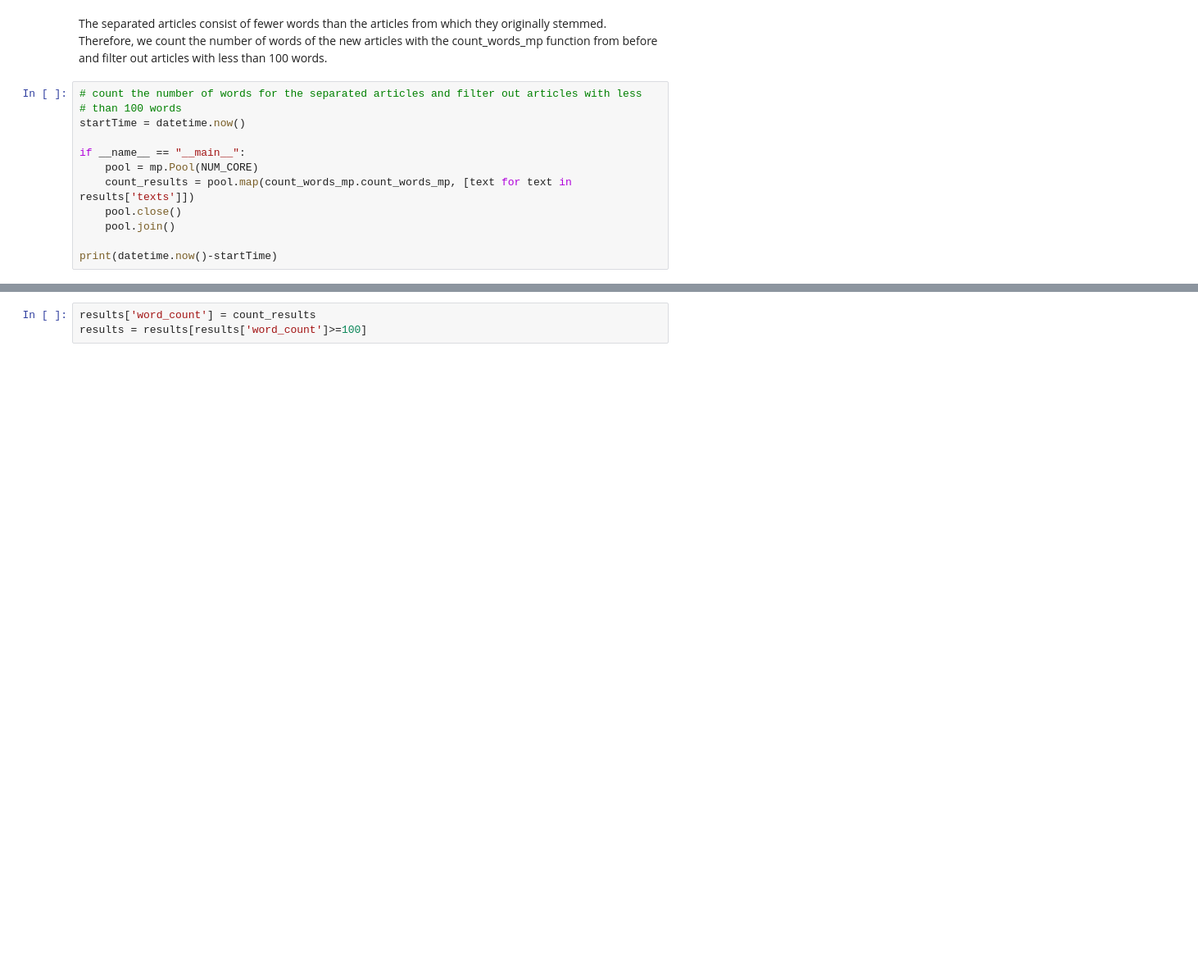
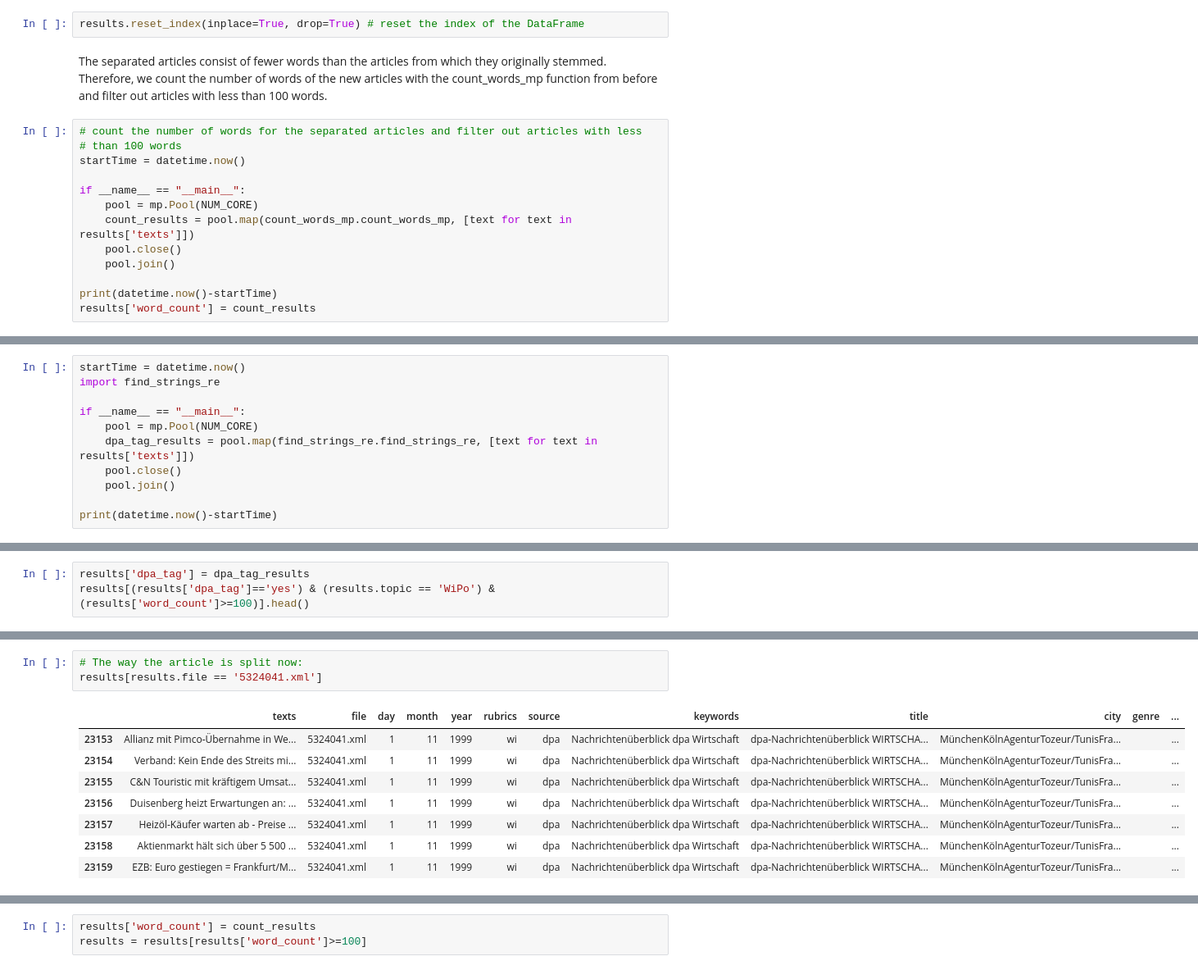
Before and after one commit to MashenkaOkuneva/newspaper_data_processing, a Jupyter notebook: dpa code/Dpa.ipynb, the cells around one changed output, grey strips where cells are left out. Shown at 82% size. Drawn from its saved outputs; the diff is of its cells as text; blank space fills up the shorter version.

Commit message:
Carefully separate articles consisting of multiplie articles.

```diff
--- a/dpa code/Dpa.ipynb
+++ b/dpa code/Dpa.ipynb
@@ -318,3 +369,5 @@ print(len(results))
+# %%
+results.reset_index(inplace=True, drop=True) # reset the index of the DataFrame
 # %% [markdown]
 The separated articles consist of fewer words than the articles from which they originally stemmed. Therefore, we count the number of words of the new articles with the count_words_mp function from before and filter out articles with less than 100 words.
 # %%
@@ -329,4 +382,5 @@ if __name__ == "__main__":
     pool.join()
 
 print(datetime.now()-startTime)
+results['word_count'] = count_results
 # %% [output]
@@ -333,0 +407,11 @@ print(datetime.now()-startTime)
+# %%
+startTime = datetime.now()
+import find_strings_re
+
+if __name__ == "__main__":
+    pool = mp.Pool(NUM_CORE)
+    dpa_tag_results = pool.map(find_strings_re.find_strings_re, [text for text in results['texts']])
+    pool.close()
+    pool.join()
+
+print(datetime.now()-startTime)
@@ -333,0 +422,3 @@ print(datetime.now()-startTime)
+# %%
+results['dpa_tag'] = dpa_tag_results
+results[(results['dpa_tag']=='yes') & (results.topic == 'WiPo') & (results['word_count']>=100)].head()
@@ -333,0 +432,12 @@ print(datetime.now()-startTime)
+# %%
+# The way the article is split now:
+results[results.file == '5324041.xml']
+# %% [output]
+|  | texts | file | day | month | year | rubrics | source | keywords | title | city | genre | ... |
+| 23153 | Allianz mit Pimco-Übernahme in We... | 5324041.xml | 1 | 11 | 1999 | wi | dpa | Nachrichtenüberblick dpa Wirtschaft | dpa-Nachrichtenüberblick WIRTSCHA... | MünchenKölnAgenturTozeur/TunisFra... |  | ... |
+| 23154 | Verband: Kein Ende des Streits mi... | 5324041.xml | 1 | 11 | 1999 | wi | dpa | Nachrichtenüberblick dpa Wirtschaft | dpa-Nachrichtenüberblick WIRTSCHA... | MünchenKölnAgenturTozeur/TunisFra... |  | ... |
+| 23155 | C&N Touristic mit kräftigem Umsat... | 5324041.xml | 1 | 11 | 1999 | wi | dpa | Nachrichtenüberblick dpa Wirtschaft | dpa-Nachrichtenüberblick WIRTSCHA... | MünchenKölnAgenturTozeur/TunisFra... |  | ... |
+| 23156 | Duisenberg heizt Erwartungen an: ... | 5324041.xml | 1 | 11 | 1999 | wi | dpa | Nachrichtenüberblick dpa Wirtschaft | dpa-Nachrichtenüberblick WIRTSCHA... | MünchenKölnAgenturTozeur/TunisFra... |  | ... |
+| 23157 | Heizöl-Käufer warten ab - Preise ... | 5324041.xml | 1 | 11 | 1999 | wi | dpa | Nachrichtenüberblick dpa Wirtschaft | dpa-Nachrichtenüberblick WIRTSCHA... | MünchenKölnAgenturTozeur/TunisFra... |  | ... |
+| 23158 | Aktienmarkt hält sich über 5 500 ... | 5324041.xml | 1 | 11 | 1999 | wi | dpa | Nachrichtenüberblick dpa Wirtschaft | dpa-Nachrichtenüberblick WIRTSCHA... | MünchenKölnAgenturTozeur/TunisFra... |  | ... |
+| 23159 | EZB: Euro gestiegen = Frankfurt/M... | 5324041.xml | 1 | 11 | 1999 | wi | dpa | Nachrichtenüberblick dpa Wirtschaft | dpa-Nachrichtenüberblick WIRTSCHA... | MünchenKölnAgenturTozeur/TunisFra... |  | ... |
```
Also changed, not shown: parts of 60 cells of this notebook, 3 other files.
